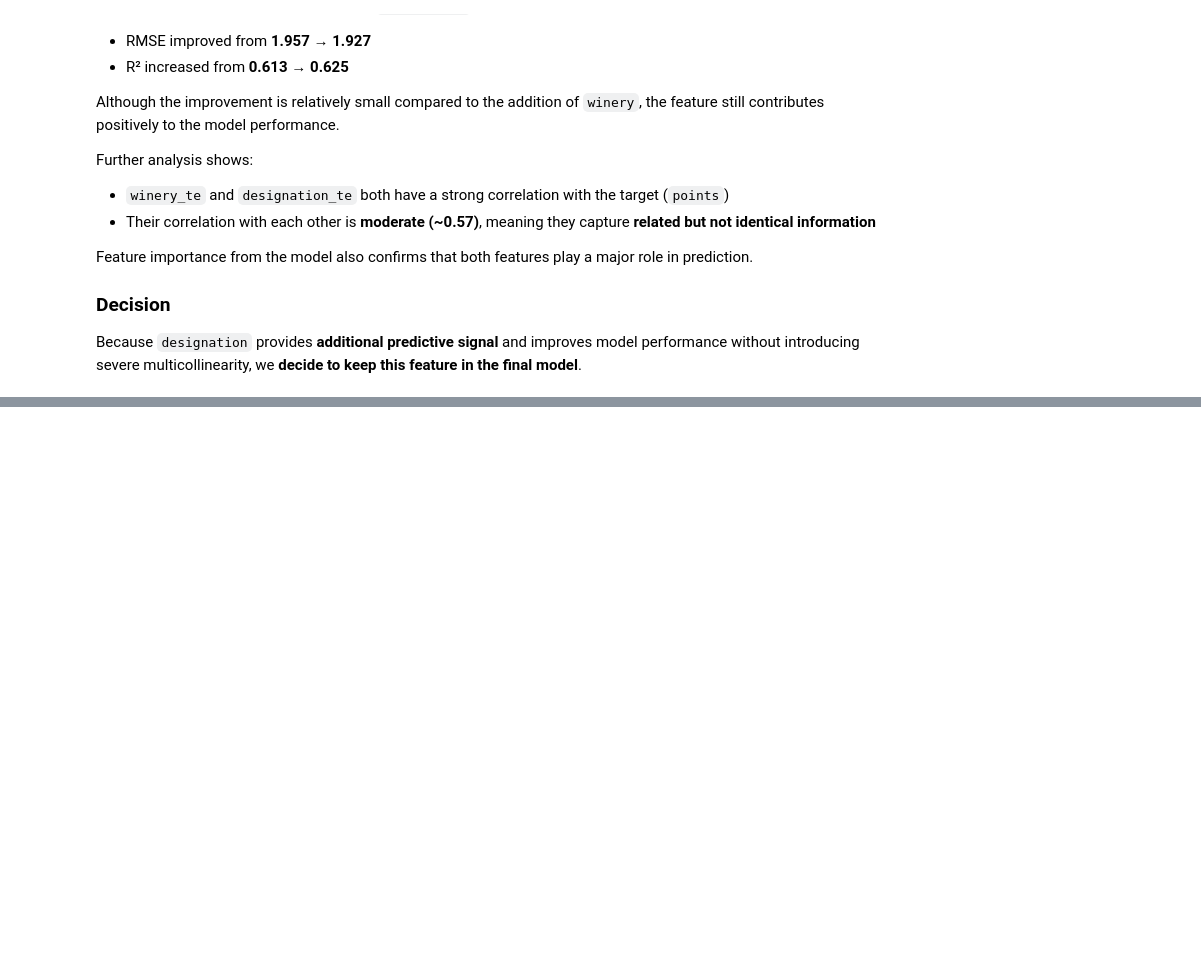
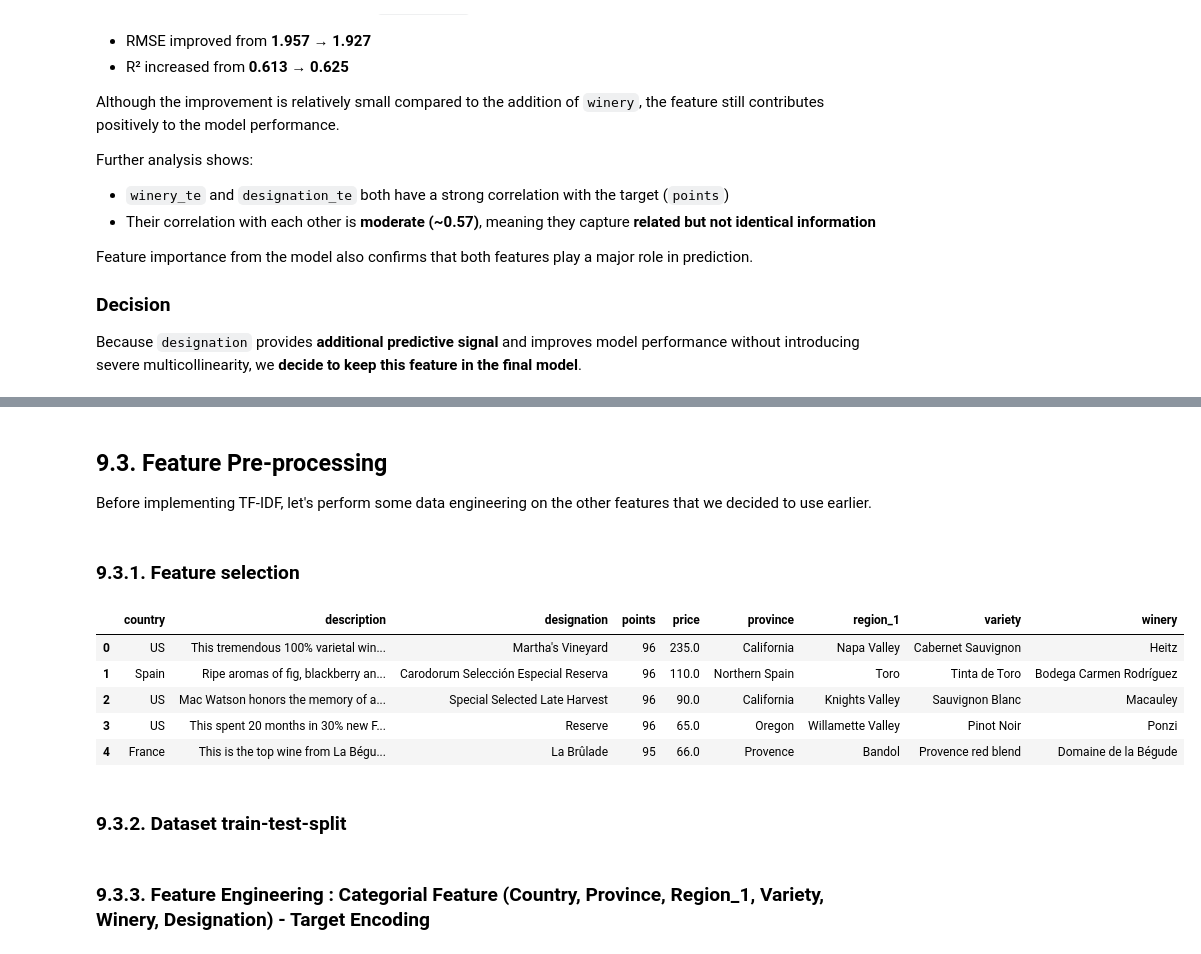
Before and after one commit to zakzakzak/kaggle, a Jupyter notebook: prediction-wine-reviews.ipynb, the cells around one changed output, grey strips where cells are left out. Drawn from its saved outputs; the diff is of its cells as text; code cells hidden in the pictures; blank space fills up the shorter version.

Commit message:
Kaggle Notebook | Prediction : Wine Point's prediction | Version 25

```diff
--- a/prediction-wine-reviews.ipynb
+++ b/prediction-wine-reviews.ipynb
@@ -1407,0 +1479,18 @@ Because `designation` provides **additional predictive signal** and improves mod
+# %% [markdown]
+## 9.3. Feature Pre-processing
+Before implementing TF-IDF, let's perform some data engineering on the other features that we decided to use earlier.
+# %% [markdown]
+### 9.3.1. Feature selection
+# %%
+# DROP
+df = df_raw.drop(columns=['region_2', 'taster_name', 'taster_twitter_handle', 'title', 'Unnamed: 0'])
+df.head()
+# %% [output]
+|  | country | description | designation | points | price | province | region_1 | variety | winery |
+| 0 | US | This tremendous 100% varietal win... | Martha's Vineyard | 96 | 235.0 | California | Napa Valley | Cabernet Sauvignon | Heitz |
+| 1 | Spain | Ripe aromas of fig, blackberry an... | Carodorum Selección Especial Reserva | 96 | 110.0 | Northern Spain | Toro | Tinta de Toro | Bodega Carmen Rodríguez |
+| 2 | US | Mac Watson honors the memory of a... | Special Selected Late Harvest | 96 | 90.0 | California | Knights Valley | Sauvignon Blanc | Macauley |
+| 3 | US | This spent 20 months in 30% new F... | Reserve | 96 | 65.0 | Oregon | Willamette Valley | Pinot Noir | Ponzi |
+| 4 | France | This is the top wine from La Bégu... | La Brûlade | 95 | 66.0 | Provence | Bandol | Provence red blend | Domaine de la Bégude |
+# %% [markdown]
+### 9.3.2. Dataset train-test-split
@@ -1407,0 +1503,2 @@ Because `designation` provides **additional predictive signal** and improves mod
+# %% [markdown]
+### 9.3.3. Feature Engineering : Categorial Feature (Country, Province, Region_1, Variety, Winery, Designation) - Target Encoding
```
Also changed, not shown: parts of 28 cells of this notebook.
